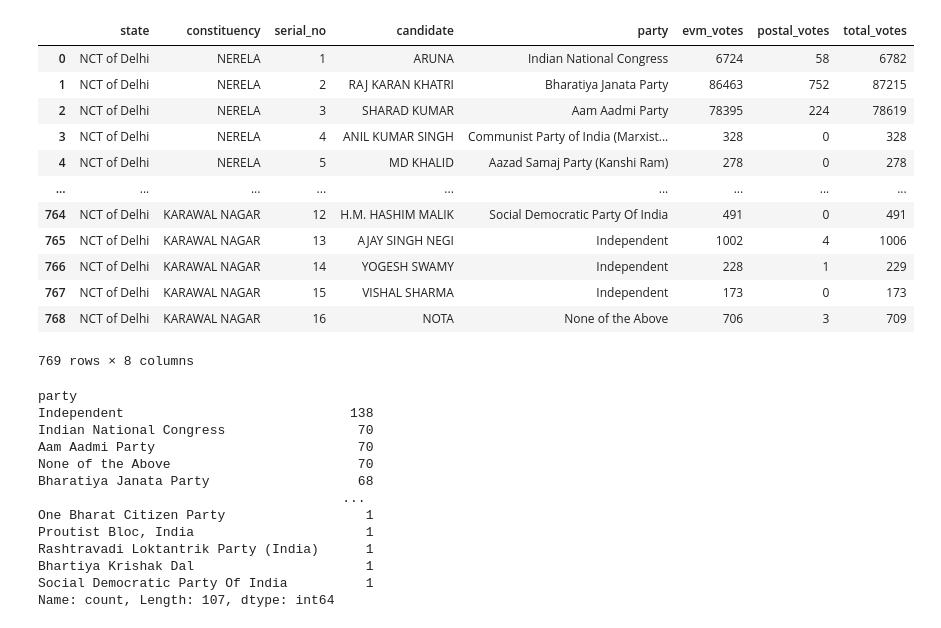
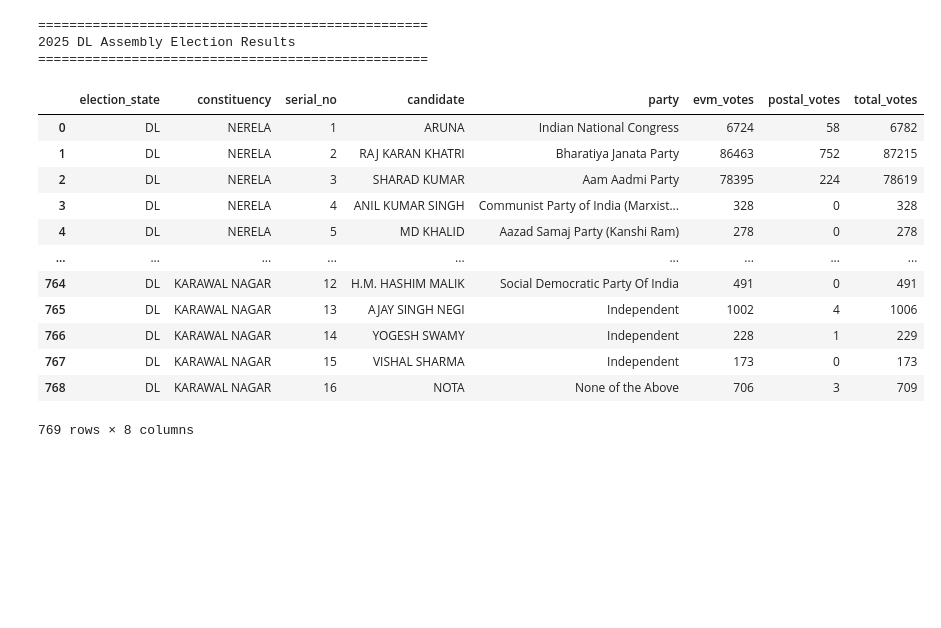
Before and after one commit to thecont1/india-votes-data, a Jupyter notebook: analyse-this.ipynb, the cells around one changed output. Saved outputs shown, nothing was run; the diff lists cells and outputs as text; code cells hidden in the pictures; blank space fills up the shorter version.

```diff
--- a/analyse-this.ipynb
+++ b/analyse-this.ipynb
@@ -11,36 +15,29 @@ import seaborn as sns
 # %%
-results_dataset = "./results/2025AC-DL.csv"
+results_dataset = "./results/2025Assembly-DL.csv"
+df = pd.read_csv(results_dataset)
 
-df = pd.read_csv(results_dataset)
+print('='*50)
+print(f"{df.loc[0, 'election_year']} {df.loc[0, 'election_state']} {df.loc[0, 'election_type']} Election Results")
+print('='*50)
+
 df['total_votes'] = df['evm_votes'] + df['postal_votes']
+df.drop(['election_year', 'election_type'], axis=1, inplace=True)
+
 display(df)
 # %% [output]
+==================================================
+2025 DL Assembly Election Results
+==================================================
-|  | state | constituency | serial_no | candidate | party | evm_votes | postal_votes | total_votes |
-| 0 | NCT of Delhi | NERELA | 1 | ARUNA | Indian National Congress | 6724 | 58 | 6782 |
-| 1 | NCT of Delhi | NERELA | 2 | RAJ KARAN KHATRI | Bharatiya Janata Party | 86463 | 752 | 87215 |
-| 2 | NCT of Delhi | NERELA | 3 | SHARAD KUMAR | Aam Aadmi Party | 78395 | 224 | 78619 |
-| 3 | NCT of Delhi | NERELA | 4 | ANIL KUMAR SINGH | Communist Party of India (Marxist... | 328 | 0 | 328 |
-| 4 | NCT of Delhi | NERELA | 5 | MD KHALID | Aazad Samaj Party (Kanshi Ram) | 278 | 0 | 278 |
+|  | election_state | constituency | serial_no | candidate | party | evm_votes | postal_votes | total_votes |
+| 0 | DL | NERELA | 1 | ARUNA | Indian National Congress | 6724 | 58 | 6782 |
+| 1 | DL | NERELA | 2 | RAJ KARAN KHATRI | Bharatiya Janata Party | 86463 | 752 | 87215 |
+| 2 | DL | NERELA | 3 | SHARAD KUMAR | Aam Aadmi Party | 78395 | 224 | 78619 |
+| 3 | DL | NERELA | 4 | ANIL KUMAR SINGH | Communist Party of India (Marxist... | 328 | 0 | 328 |
+| 4 | DL | NERELA | 5 | MD KHALID | Aazad Samaj Party (Kanshi Ram) | 278 | 0 | 278 |
 | ... | ... | ... | ... | ... | ... | ... | ... | ... |
-| 764 | NCT of Delhi | KARAWAL NAGAR | 12 | H.M. HASHIM MALIK | Social Democratic Party Of India | 491 | 0 | 491 |
-| 765 | NCT of Delhi | KARAWAL NAGAR | 13 | AJAY SINGH NEGI | Independent | 1002 | 4 | 1006 |
-| 766 | NCT of Delhi | KARAWAL NAGAR | 14 | YOGESH SWAMY | Independent | 228 | 1 | 229 |
-| 767 | NCT of Delhi | KARAWAL NAGAR | 15 | VISHAL SHARMA | Independent | 173 | 0 | 173 |
-| 768 | NCT of Delhi | KARAWAL NAGAR | 16 | NOTA | None of the Above | 706 | 3 | 709 |
+| 764 | DL | KARAWAL NAGAR | 12 | H.M. HASHIM MALIK | Social Democratic Party Of India | 491 | 0 | 491 |
+| 765 | DL | KARAWAL NAGAR | 13 | AJAY SINGH NEGI | Independent | 1002 | 4 | 1006 |
+| 766 | DL | KARAWAL NAGAR | 14 | YOGESH SWAMY | Independent | 228 | 1 | 229 |
+| 767 | DL | KARAWAL NAGAR | 15 | VISHAL SHARMA | Independent | 173 | 0 | 173 |
+| 768 | DL | KARAWAL NAGAR | 16 | NOTA | None of the Above | 706 | 3 | 709 |
-769 rows × 8 columns
+769 rows × 8 columns
-# %%
-df['party'].value_counts()
-# %% [output]
-party
-Independent                             138
-Indian National Congress                 70
-Aam Aadmi Party                          70
-None of the Above                        70
-Bharatiya Janata Party                   68
-                                       ...
-One Bharat Citizen Party                  1
-Proutist Bloc, India                      1
-Rashtravadi Loktantrik Party (India)      1
-Bhartiya Krishak Dal                      1
-Social Democratic Party Of India          1
-Name: count, Length: 107, dtype: int64
```
Also changed, not shown: parts of 15 cells of this notebook.
